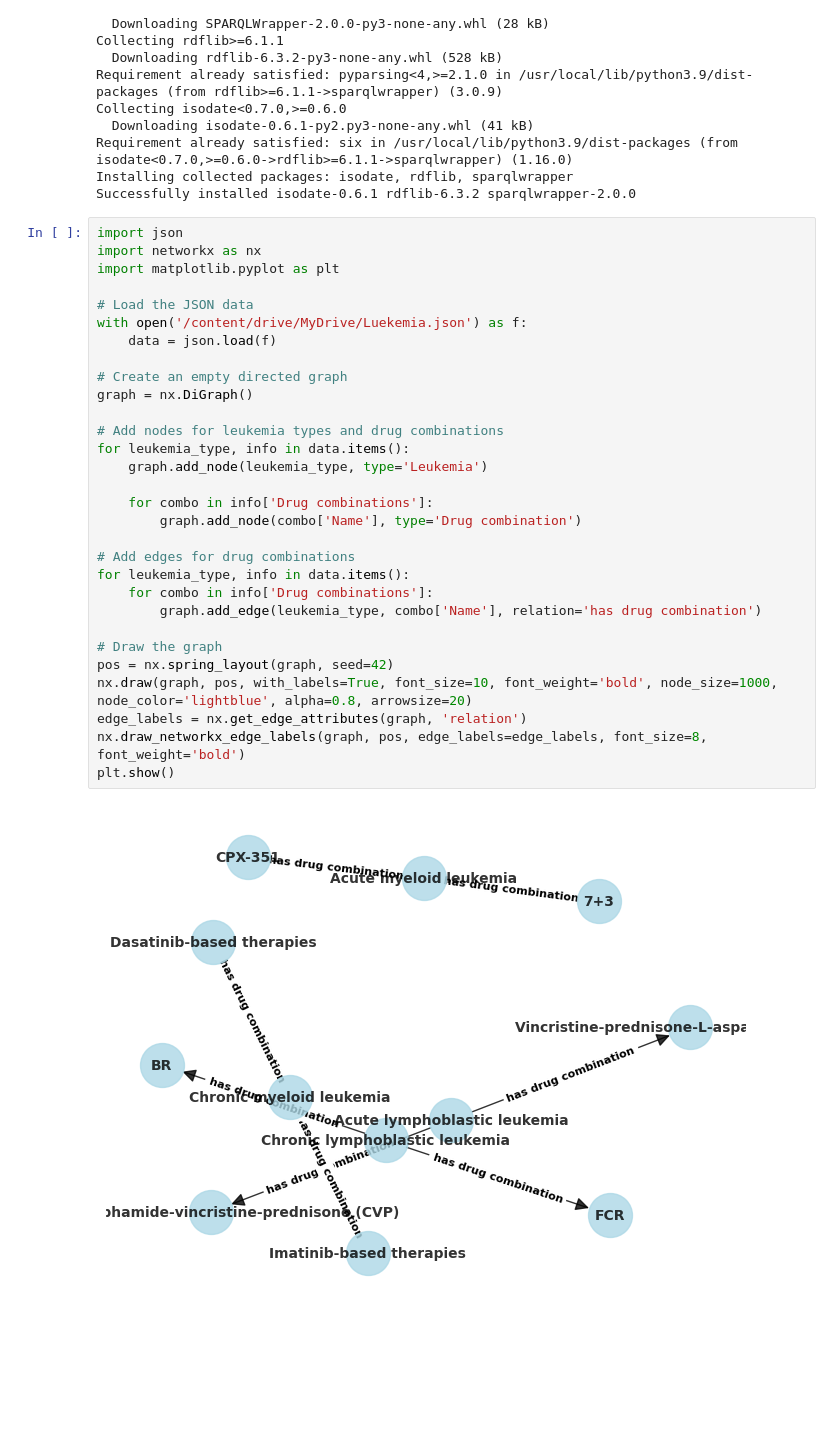
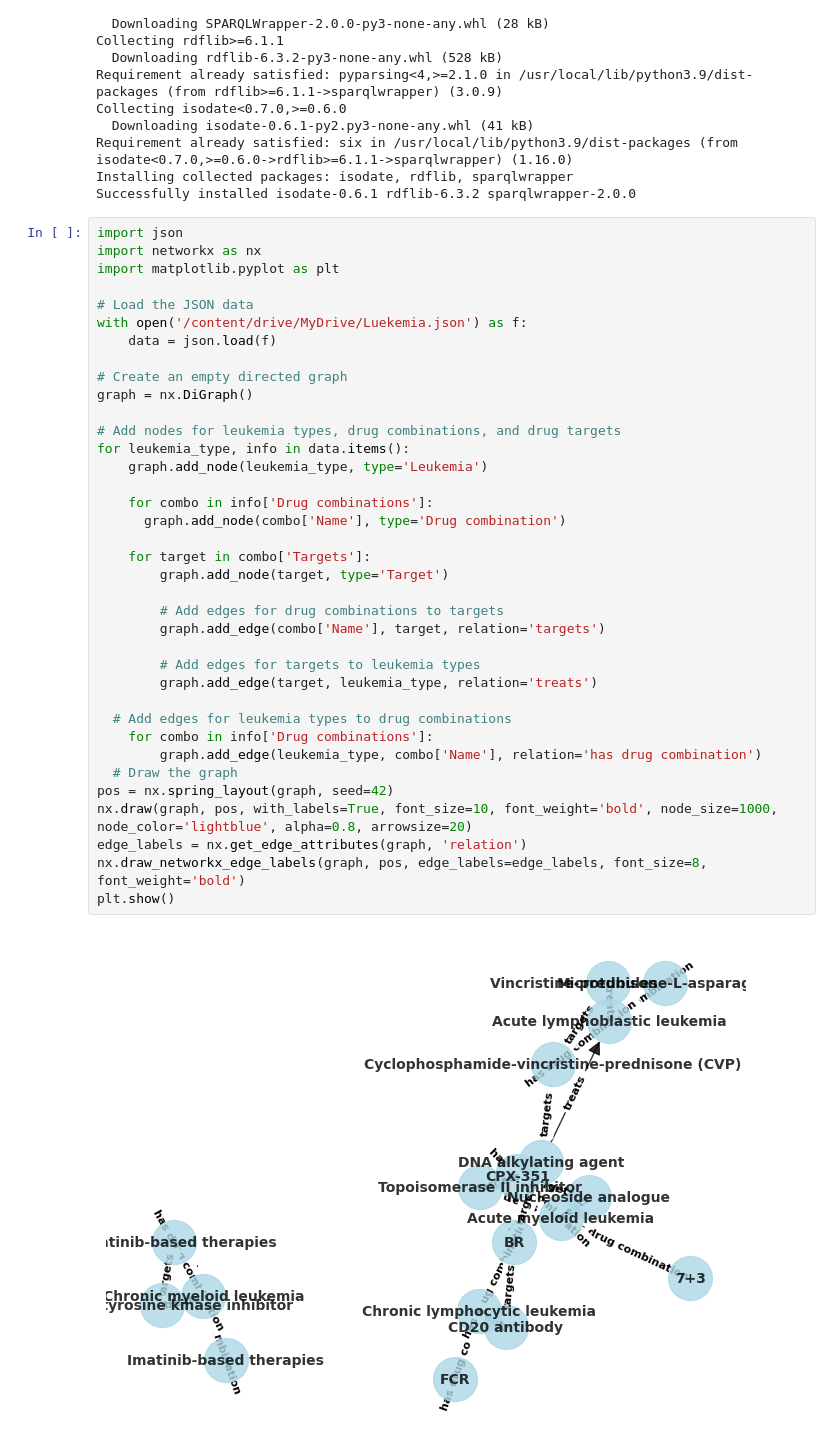
Before and after one commit to Anonymous1846/Blood-cancer-subtype-classification-using-DCNN, a Jupyter notebook: DCNN_Classifier.ipynb, the cells around one changed output. Saved outputs shown, nothing was run; the diff lists cells and outputs as text; blank space fills up the shorter version.

```diff
--- a/DCNN_Classifier.ipynb
+++ b/DCNN_Classifier.ipynb
@@ -1092,35 +1092,42 @@ Successfully installed isodate-0.6.1 rdflib-6.3.2 sparqlwrapper-2.0.0
 # %%
 import json
 import networkx as nx
 import matplotlib.pyplot as plt
 
 # Load the JSON data
 with open('/content/drive/MyDrive/Luekemia.json') as f:
     data = json.load(f)
 
 # Create an empty directed graph
 graph = nx.DiGraph()
 
-# Add nodes for leukemia types and drug combinations
+# Add nodes for leukemia types, drug combinations, and drug targets
 for leukemia_type, info in data.items():
     graph.add_node(leukemia_type, type='Leukemia')
 
     for combo in info['Drug combinations']:
-        graph.add_node(combo['Name'], type='Drug combination')
+      graph.add_node(combo['Name'], type='Drug combination')
 
-# Add edges for drug combinations
-for leukemia_type, info in data.items():
+    for target in combo['Targets']:
+        graph.add_node(target, type='Target')
+
+        # Add edges for drug combinations to targets
+        graph.add_edge(combo['Name'], target, relation='targets')
+
+        # Add edges for targets to leukemia types
+        graph.add_edge(target, leukemia_type, relation='treats')
+
+  # Add edges for leukemia types to drug combinations
     for combo in info['Drug combinations']:
         graph.add_edge(leukemia_type, combo['Name'], relation='has drug combination')
-
-# Draw the graph
+  # Draw the graph
 pos = nx.spring_layout(graph, seed=42)
 nx.draw(graph, pos, with_labels=True, font_size=10, font_weight='bold', node_size=1000, node_color='lightblue', alpha=0.8, arrowsize=20)
 edge_labels = nx.get_edge_attributes(graph, 'relation')
 nx.draw_networkx_edge_labels(graph, pos, edge_labels=edge_labels, font_size=8, font_weight='bold')
 plt.show()
 # %% [output]
-[figure, old version]
+[figure, new version]
 # %%
 leukemia_type = 'Acute myeloid leukemia'
 drug_combinations = [node for node in graph.successors(leukemia_type) if graph.nodes[node]['type'] == 'Drug combination']
```
Also changed, not shown: parts of 1 cell of this notebook.
